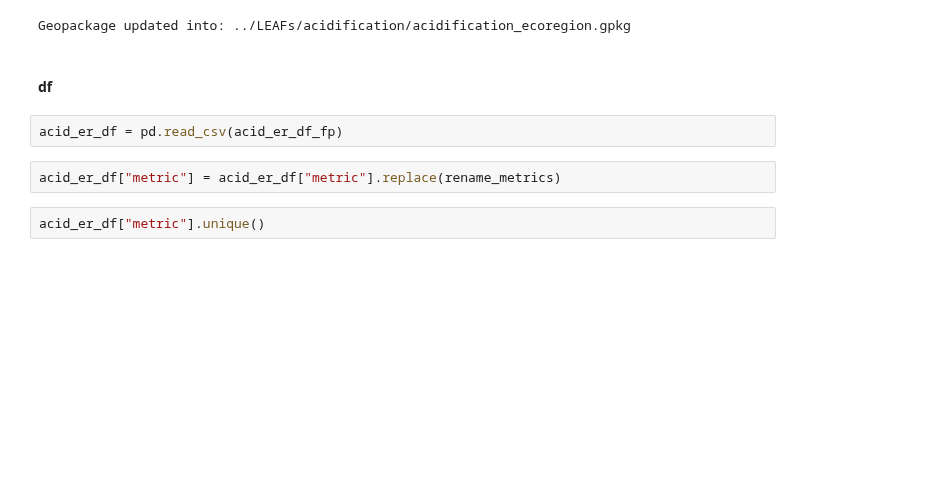
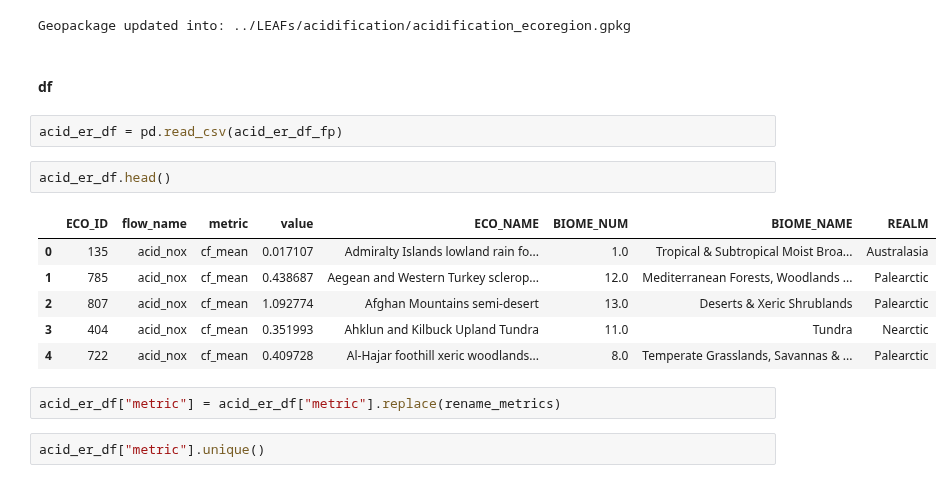
Before and after one commit to cloyolaangosto/SBTN_Test, a Jupyter notebook: LEAFs/Name_Cleaning.ipynb, the cells around one changed output. Saved outputs shown, nothing was run; the diff lists cells and outputs as text; blank space fills up the shorter version.

```diff
--- a/LEAFs/Name_Cleaning.ipynb
+++ b/LEAFs/Name_Cleaning.ipynb
@@ -86,6 +86,15 @@ Geopackage updated into: ../LEAFs/acidification/acidification_ecoregion.gpkg
 #### df
 # %%
 acid_er_df = pd.read_csv(acid_er_df_fp)
+# %%
+acid_er_df.head()
+# %% [output]
+|  | ECO_ID | flow_name | metric | value | ECO_NAME | BIOME_NUM | BIOME_NAME | REALM |
+| 0 | 135 | acid_nox | cf_mean | 0.017107 | Admiralty Islands lowland rain fo... | 1.0 | Tropical & Subtropical Moist Broa... | Australasia |
+| 1 | 785 | acid_nox | cf_mean | 0.438687 | Aegean and Western Turkey sclerop... | 12.0 | Mediterranean Forests, Woodlands ... | Palearctic |
+| 2 | 807 | acid_nox | cf_mean | 1.092774 | Afghan Mountains semi-desert | 13.0 | Deserts & Xeric Shrublands | Palearctic |
+| 3 | 404 | acid_nox | cf_mean | 0.351993 | Ahklun and Kilbuck Upland Tundra | 11.0 | Tundra | Nearctic |
+| 4 | 722 | acid_nox | cf_mean | 0.409728 | Al-Hajar foothill xeric woodlands... | 8.0 | Temperate Grasslands, Savannas & ... | Palearctic |
 # %%
 acid_er_df["metric"] = acid_er_df["metric"].replace(rename_metrics)
 # %%
```
Also changed, not shown: parts of 32 cells of this notebook, 2 other files.
